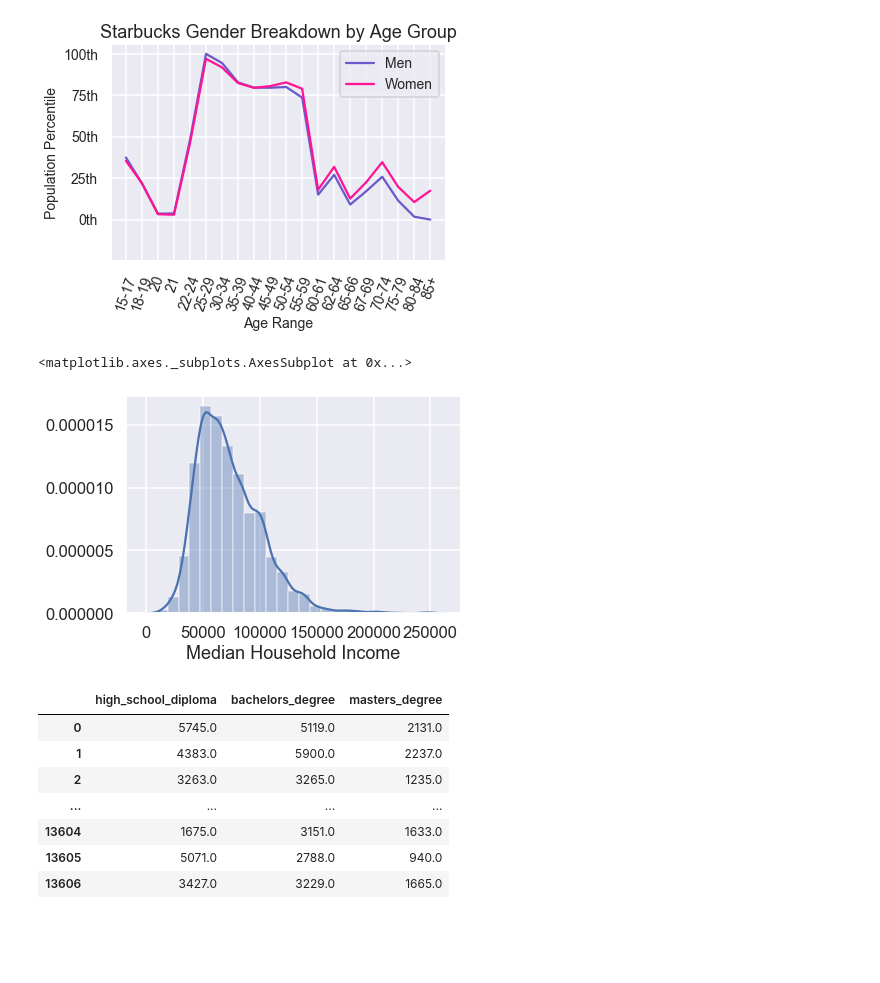
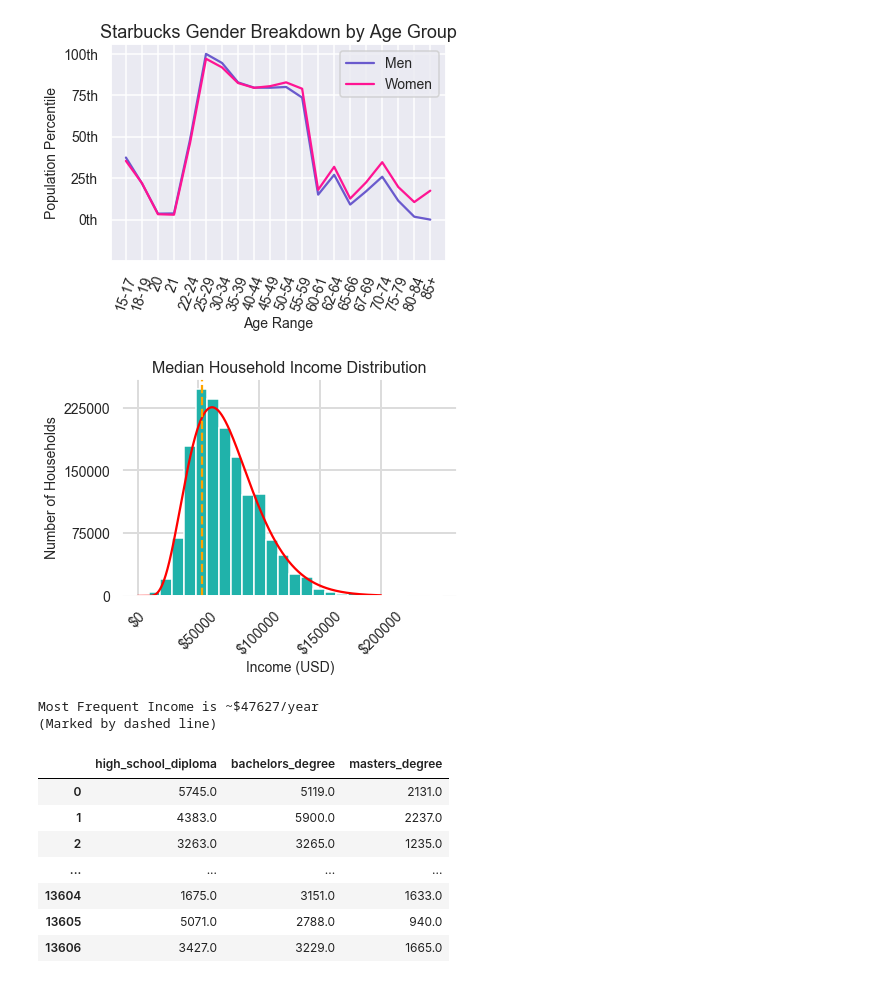
Before and after one commit to reveloff-ucsd/COGS108_44, a Jupyter notebook: FinalProject_Group044.ipynb, the cells around one changed output. Drawn from its saved outputs; the diff is of its cells as text; code cells hidden in the pictures; blank space fills up the shorter version.

```diff
--- a/FinalProject_Group044.ipynb
+++ b/FinalProject_Group044.ipynb
@@ -438,16 +446,50 @@ plt.legend((male_fig[0], female_fig[0]), s_both.columns, handles=[male_fig[0],fe
 plt.show()
 # %% [output]
 [figure]
-# %%
-#Removing negative and null values because income cannot be negative
-df_income = df_profile.loc[(df_profile['median_hh_income'] > 0) & (df_profile['median_hh_income'].isnull()==False), \
-                           ['median_hh_income']]
-#draw distribution of median income
-sns.distplot(df_income, axlabel='Median Household Income', bins=25)
-#TODO FIX X VALUES TO BE MORE READABLE + MAYBE FIND OUT WHAT THE PEAK IS
-# %% [output]
-<matplotlib.axes._subplots.AxesSubplot at 0x...>
-[figure, removed]
+# %%
+#Removing negative and null values because income cannot be negative
+df_income = df_profile.loc[(df_profile['median_hh_income'] > 0) & (df_profile['median_hh_income'].isnull()==False), \
+                           ['median_hh_income']]
+# Plot histogram
+xt = [0,50000,100000,150000,200000]
+
+plt.title('Normalized Median Household Income')
+
+# Beta-fit for line of best fit
+x_min, x_max = min(xt), max(xt)
+lnspc = np.linspace(x_min, x_max, len(df_income['median_hh_income']))
+ab,bb,cb,db = stats.beta.fit(df_income['median_hh_income'])
+pdf_beta = stats.beta.pdf(lnspc, ab, bb,cb, db)
+
+# axes
+y_headers = [0,75000,150000,225000]
+plt.axes(facecolor='white',yticklabels=y_headers)
+plt.grid(color='gainsboro', linestyle='-', linewidth=2)
+
+# x-ticks
+plt.xticks(xt,labels=['$' + str(i) for i in xt],rotation=45,fontsize=14)
+plt.xlabel('Income (USD)',fontsize=14)
+# y-ticks
+plt.ylabel('Number of Households',fontsize=14)
+plt.yticks(fontsize=14)
+
+# figure
+plt.title('Median Household Income Distribution',fontsize=16)
+y, x, _ = plt.hist(df_income['median_hh_income'],bins=25,normed=True,color='lightseagreen')
+plt.plot(lnspc, pdf_beta, label="Beta",color='red')
+
+# peak
+y = y.tolist()
+xpos = y.index(max(y))
+plt.axvline(x=(x[xpos]+5000),color='orange',ls='dashed')
+
+
+plt.show()
+print("Most Frequent Income is ~$%.0f/year\n(Marked by dashed line)" %x[xpos])
+# %% [output]
+[figure, added]
+Most Frequent Income is ~$47627/year
+(Marked by dashed line)
 # %%
 #Remove negative and null values for count of people with all education levels
 df_edu = df_profile.loc[:,'high_school_diploma':'masters_degree'].dropna()
```
Also changed, not shown: parts of 5 cells of this notebook.
